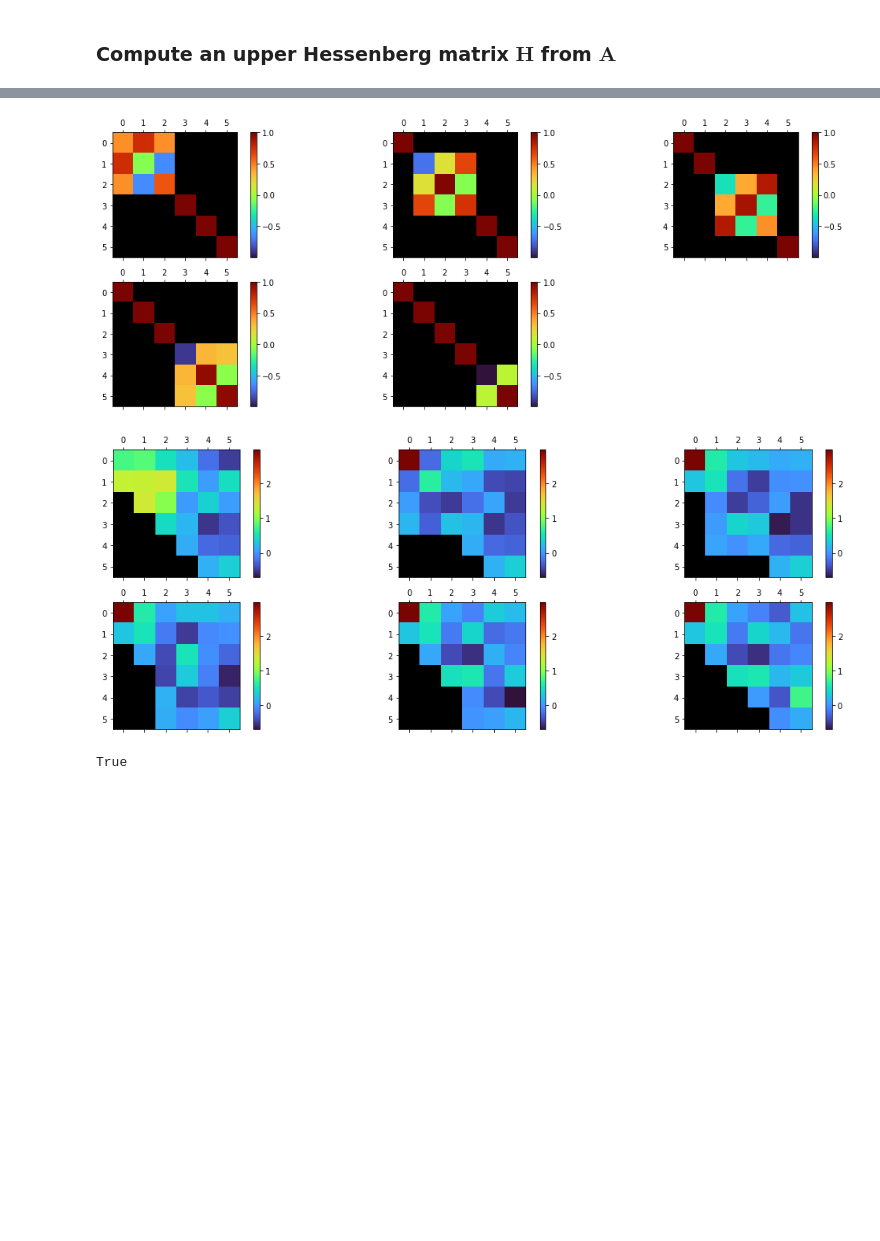
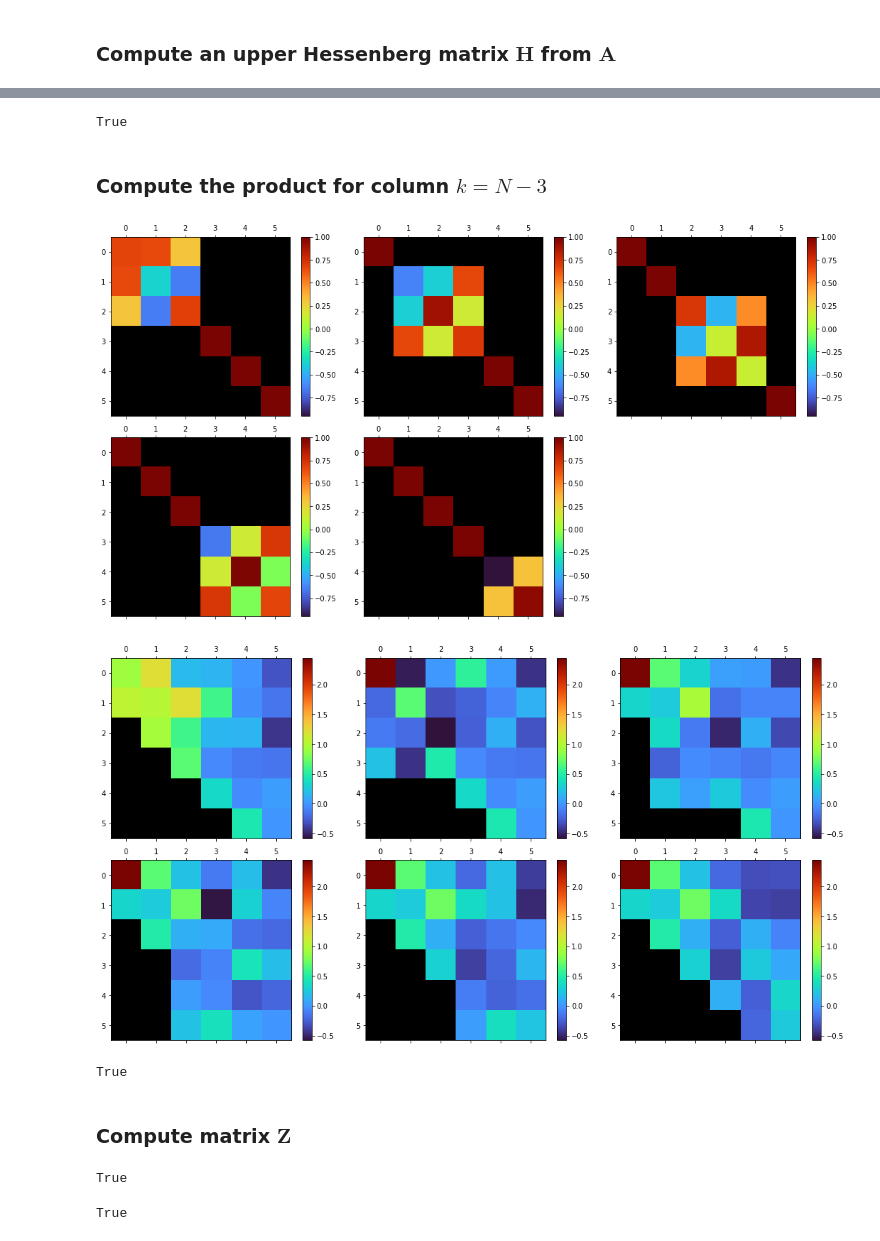
Before and after one commit to birocoles/matcomp, a Jupyter notebook: code/Francis_QR_step.ipynb, the cells around one changed output, grey strips where cells are left out. Saved outputs shown, nothing was run; the diff lists cells and outputs as text; code cells hidden in the pictures; blank space fills up the shorter version.

```diff
--- a/code/Francis_QR_step.ipynb
+++ b/code/Francis_QR_step.ipynb
@@ -79,0 +171,7 @@ z = ZTHZ[3,0]
+# %%
+products.append(P[0]@ZTHZ@P[0])
+# %%
+# Overwrite H with the product P0 H P0 without explicitly forming matrix P0
+
+ZTHZ[:3,:] = mca.House_matvec(ZTHZ[:3,:], vk, betak, 'PA')
+ZTHZ[:4,:3] = mca.House_matvec(ZTHZ[:4,:3], vk, betak, 'AP')
@@ -84,23 +216,22 @@ plf.plot_matrices(matrices=[H, ZTHZ, Pk], size=(15,4), tol=1e-15, shape=(1,3))
+# %%
+np.allclose(ZTHZ, products[-1])
+# %% [output]
+True
+# %% [markdown]
+### Compute the product for column $k = N - 3$
 # %%
-for k in range(1, N-2):
-    # Compute the Householder vector and parameter beta
-    vk, betak = mca.House_vector(x=[x,y,z])
+x = ZTHZ[N-2, N-3]
+y = ZTHZ[N-1, N-3]
 
-    v.append(vk)
-    beta.append(betak)
+vk, betak = mca.House_vector([x,y])
+v.append(vk)
+beta.append(betak)
 
-    # Create the Householder transformation
-    #print(k)
-    Pk = np.identity(N)
-    Pk[k:k+3,k:k+3] -= betak*np.outer(vk,vk)
+Pk = np.identity(N)
+Pk[N-2:,N-2:] -= betak*np.outer(vk,vk)
+P.append(Pk)
 
-    P.append(Pk)
+products.append(P[N-2]@ZTHZ@P[N-2])
 
-    # Compute the product
-    ZTHZ = (Pk@ZTHZ)@Pk
-    products.append(ZTHZ)
-
-    x = ZTHZ[k+1,k]
-    y = ZTHZ[k+2,k]
-    if k < (N-3):
-        z = ZTHZ[k+3,k]
+ZTHZ[N-2:,N-3:] = mca.House_matvec(ZTHZ[N-2:,N-3:], vk, betak, 'PA')
+ZTHZ[:,N-2:] = mca.House_matvec(ZTHZ[:,N-2:], vk, betak, 'AP')
@@ -123,17 +238,27 @@ products.append(ZTHZ)
 # %%
-plf.plot_matrices(matrices=P, size=(15,8), tol=1e-15, shape=(3,3))
+plf.plot_matrices(matrices=P, size=(15,8), tol=1e-15, shape=(2,3))
 # %% [output]
-[figure, old version]
+[figure, new version]
 # %%
-plf.plot_matrices(matrices=products, size=(15,8), tol=1e-15, shape=(3,3))
+plf.plot_matrices(matrices=products, size=(15,8), tol=1e-15, shape=(2,3))
 # %% [output]
-[figure, old version]
+[figure, new version]
+# %%
+np.allclose(ZTHZ, products[-1])
+# %% [output]
+True
+# %% [markdown]
+### Compute matrix $\mathbf{Z}$
 # %%
 Z = np.linalg.multi_dot(P)
 # %%
 np.allclose(ZTHZ, Z.T@H@Z)
 # %% [output]
 True
+# %%
+np.allclose(Z, Z2)
+# %% [output]
+True
 # %%
 plf.plot_matrices(matrices=[H, ZTHZ, Z.T@M], size=(15,4), tol=1e-8, shape=(1,3))
 # %% [output]
```
Also changed, not shown: parts of 28 cells of this notebook, 5 other files.
